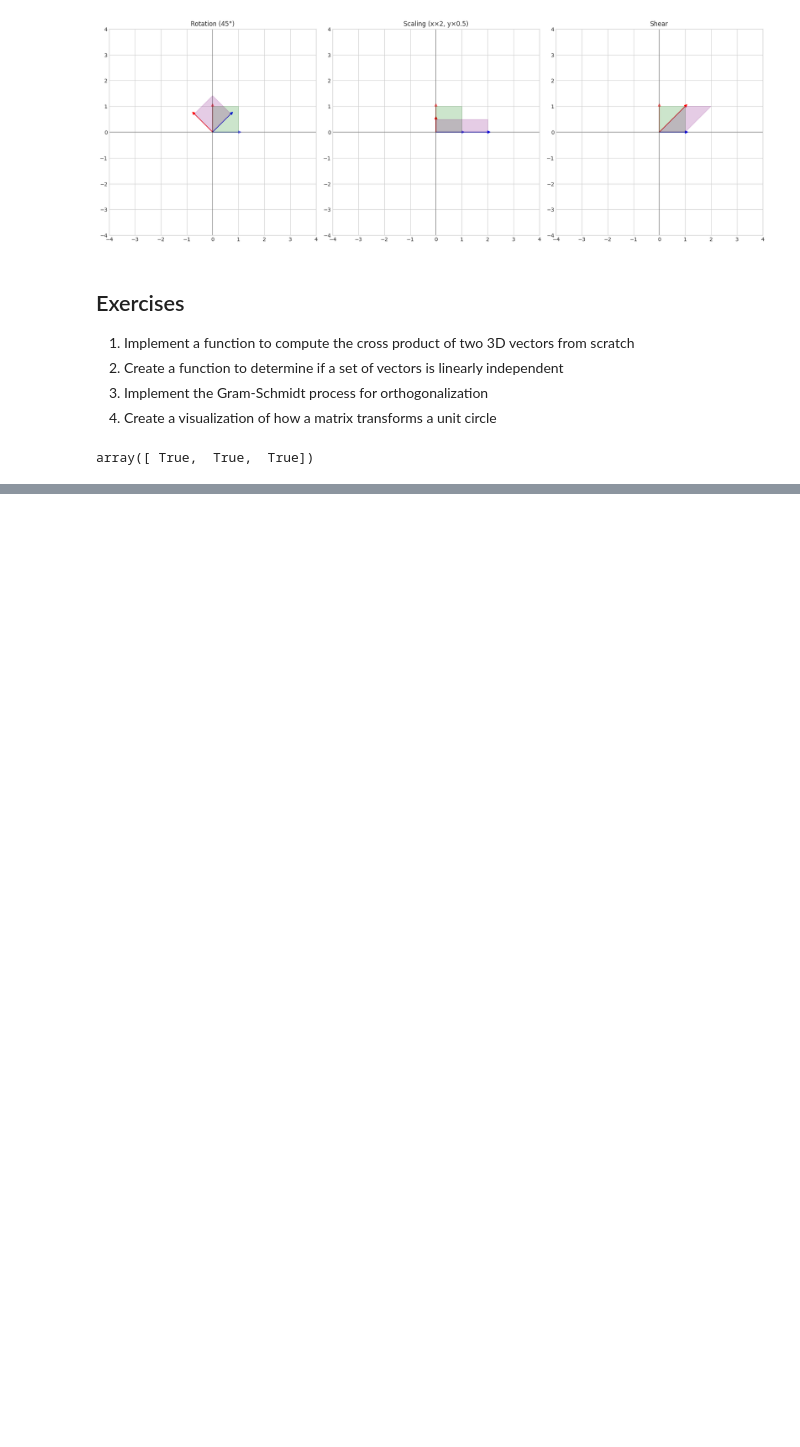
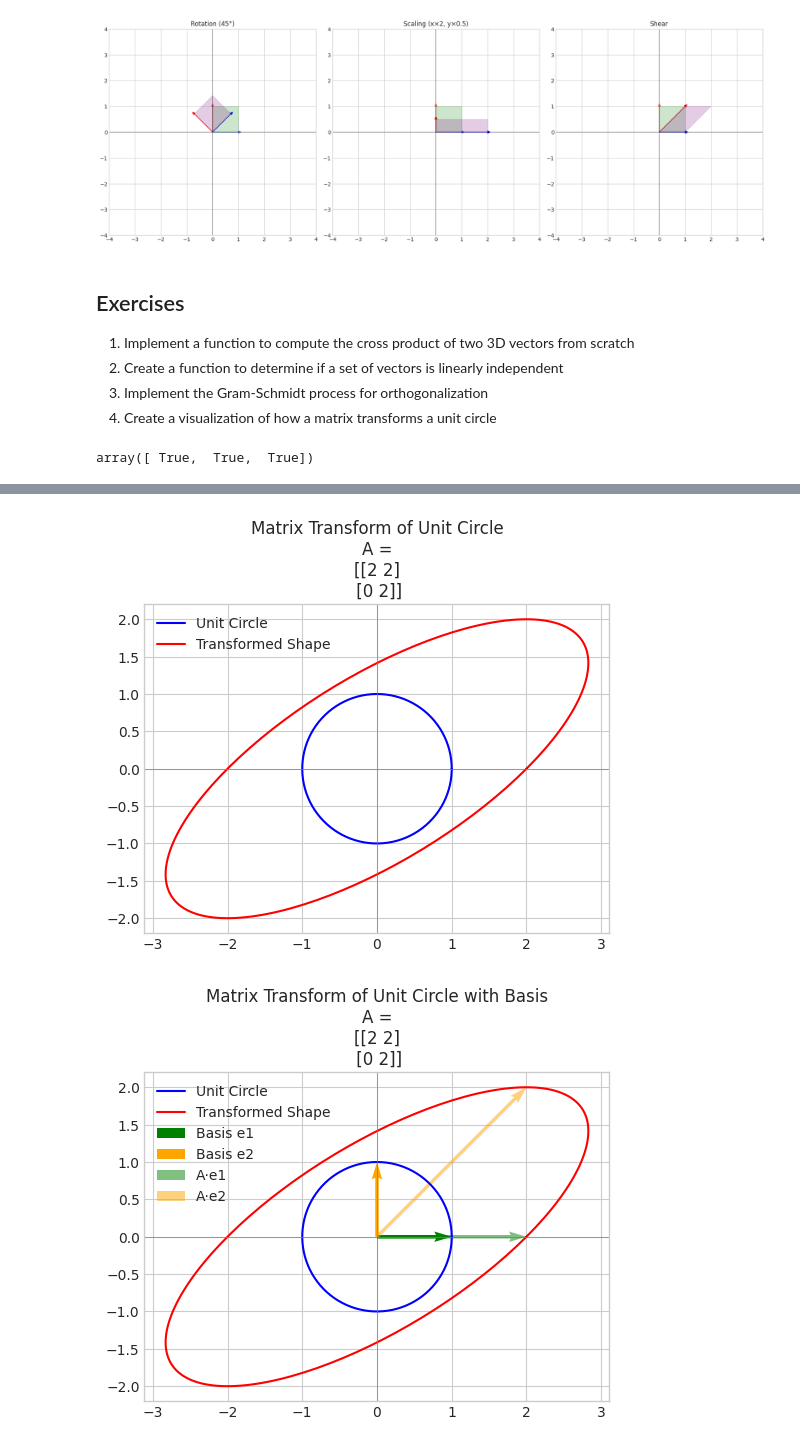
Before and after one commit to jakedevsthings/learn-ai-ml-dl, a Jupyter notebook: phase0/linear_algebra/notebooks/02_linear_algebra_fundamentals.ipynb, the cells around one changed output, grey strips where cells are left out. Drawn from its saved outputs; the diff is of its cells as text; code cells hidden in the pictures; blank space fills up the shorter version.

```diff
--- a/phase0/linear_algebra/notebooks/02_linear_algebra_fundamentals.ipynb
+++ b/phase0/linear_algebra/notebooks/02_linear_algebra_fundamentals.ipynb
@@ -257,0 +361,12 @@ array([ True,  True,  True])
+# %%
+# 4. Create a visualization of how a matrix transforms a unit circle
+
+# Example:
+A = np.array([[2, 2],
+              [0, 2]])
+
+mv.plot_matrix_transform(A)
+mv.plot_matrix_transform_with_basis(A)
+# %% [output]
+[figure, added]
+[figure, added]
```
Also changed, not shown: parts of 3 cells of this notebook, 3 other files.
